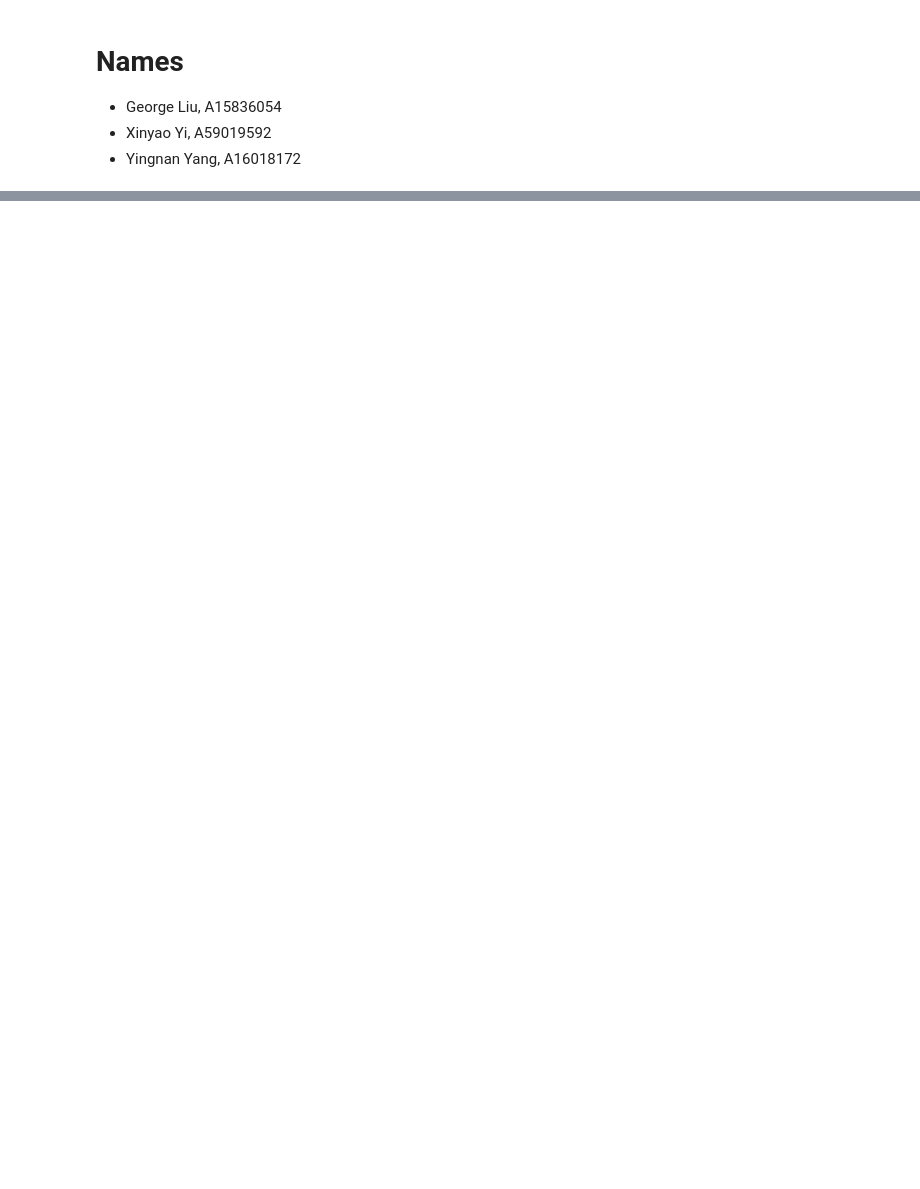
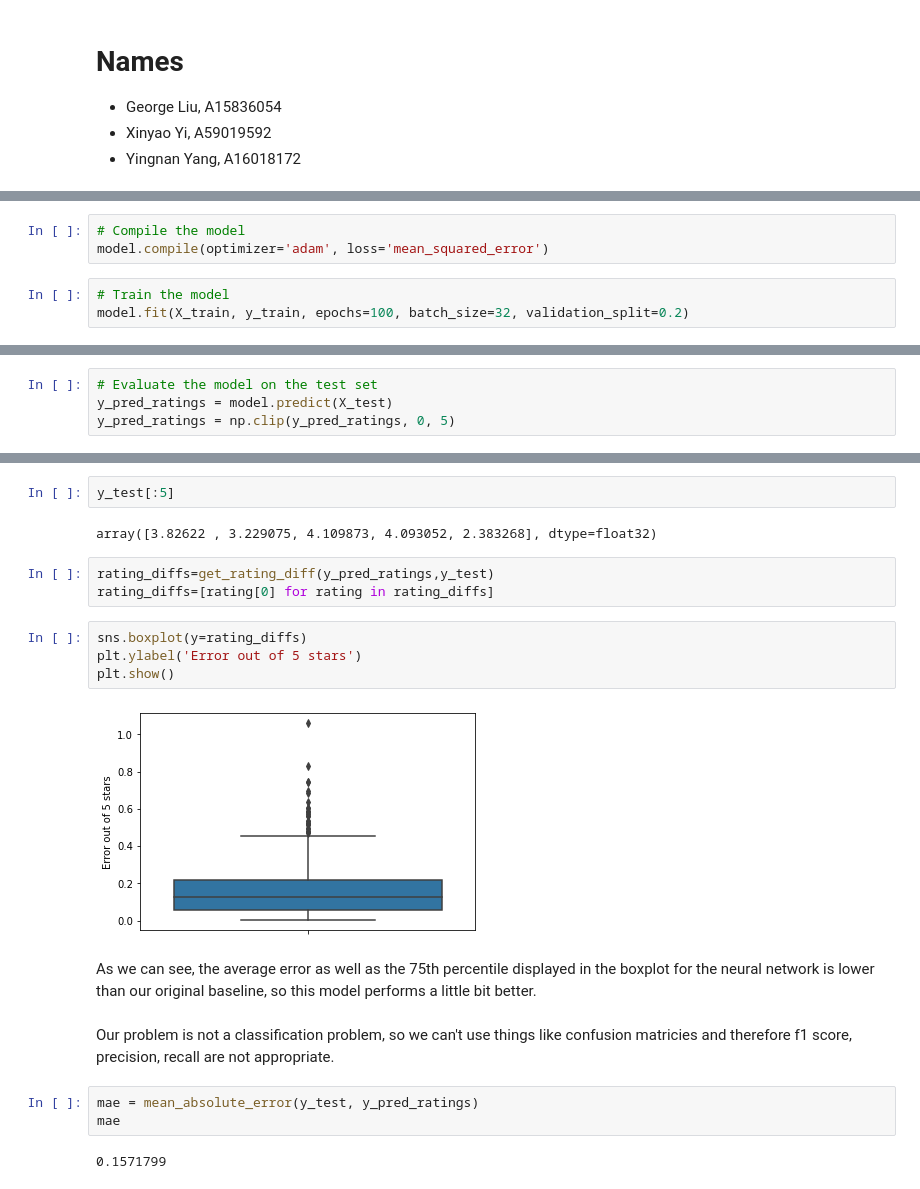
Before and after one commit to COGS118A/Group008-Wi23, a Jupyter notebook: CheckpointGroup008-Wi23.ipynb, the cells around one changed output, grey strips where cells are left out. Cells and saved outputs as stored; diff of their text form; blank space fills up the shorter version.

```diff
--- a/CheckpointGroup008-Wi23.ipynb
+++ b/CheckpointGroup008-Wi23.ipynb
@@ -492,0 +259,6 @@ When we display difference metrics including the percentage of errors per class,
+# %%
+# Compile the model
+model.compile(optimizer='adam', loss='mean_squared_error')
+# %%
+# Train the model
+model.fit(X_train, y_train, epochs=100, batch_size=32, validation_split=0.2)
@@ -492,0 +290,4 @@ When we display difference metrics including the percentage of errors per class,
+# %%
+# Evaluate the model on the test set
+y_pred_ratings = model.predict(X_test)
+y_pred_ratings = np.clip(y_pred_ratings, 0, 5)
@@ -492,0 +304,22 @@ When we display difference metrics including the percentage of errors per class,
+# %%
+y_test[:5]
+# %% [output]
+array([3.82622 , 3.229075, 4.109873, 4.093052, 2.383268], dtype=float32)
+# %%
+rating_diffs=get_rating_diff(y_pred_ratings,y_test)
+rating_diffs=[rating[0] for rating in rating_diffs]
+# %%
+sns.boxplot(y=rating_diffs)
+plt.ylabel('Error out of 5 stars')
+plt.show()
+# %% [output]
+[figure, added]
+# %% [markdown]
+As we can see, the average error as well as the 75th percentile displayed in the boxplot for the neural network is lower than our original baseline, so this model performs a little bit better.
+# %% [markdown]
+Our problem is not a classification problem, so we can't use things like confusion matricies and therefore f1 score, precision, recall are not appropriate.
+# %%
+mae = mean_absolute_error(y_test, y_pred_ratings)
+mae
+# %% [output]
+0.1571799
```
Also changed, not shown: parts of 158 cells of this notebook.
